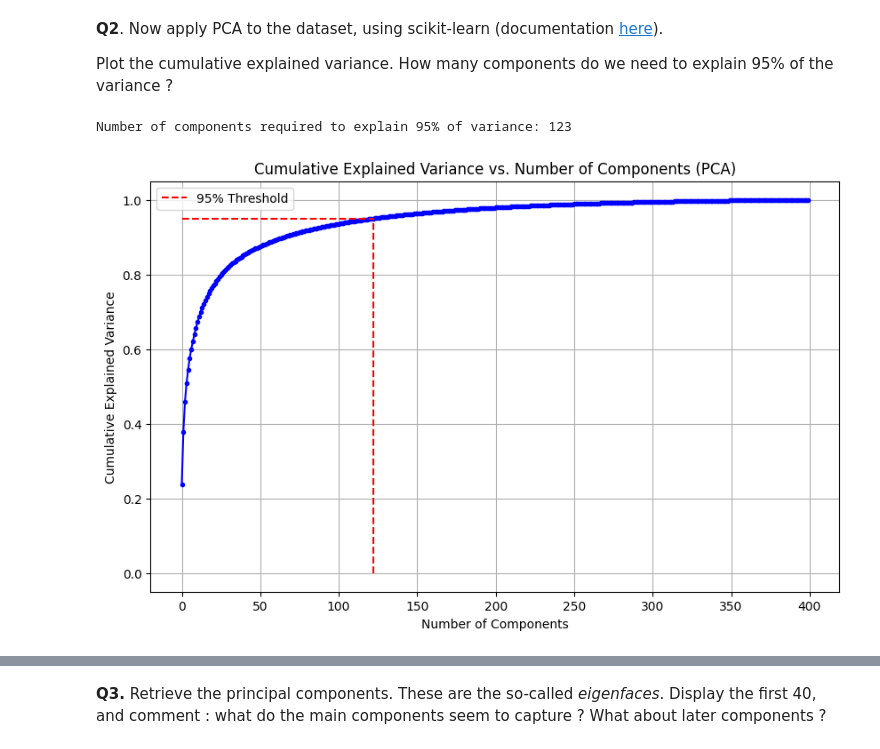
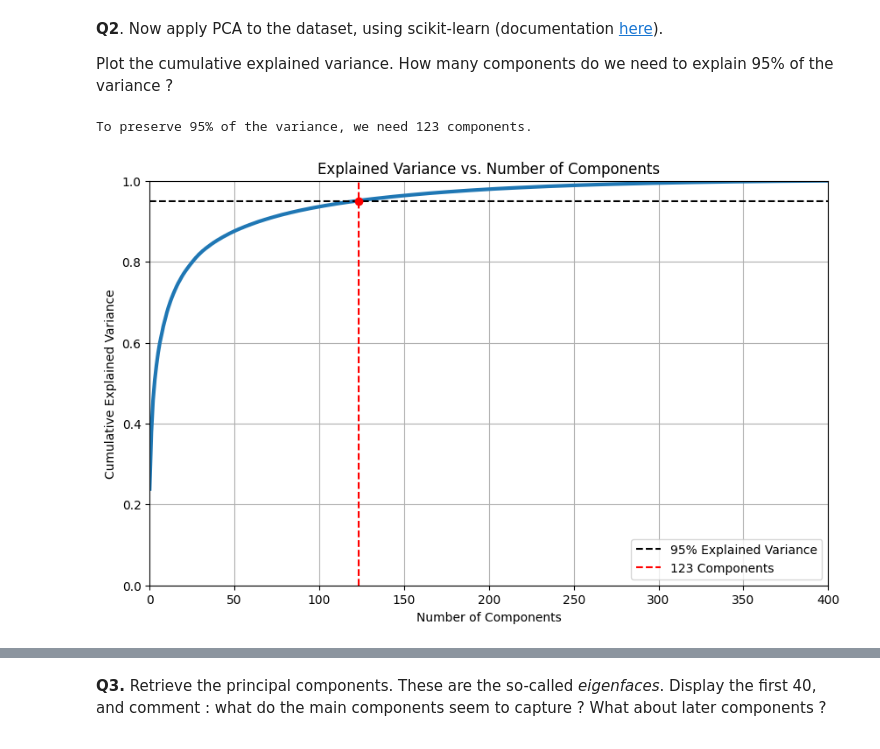
Before and after one commit to milanolivia/decision-apprentissage, a Jupyter notebook: lab4_AMORRI_MILANO.ipynb, the cells around one changed output, grey strips where cells are left out. Drawn from its saved outputs; the diff is of its cells as text; code cells hidden in the pictures.

```diff
--- a/lab4_AMORRI_MILANO.ipynb
+++ b/lab4_AMORRI_MILANO.ipynb
@@ -98,33 +98,36 @@ Plot the cumulative explained variance. How many components do we need to explai
 # %%
 from sklearn.decomposition import PCA
 
-# Apply PCA (without limiting n_components)
-pca = PCA()
-pca.fit(image_data)
+# PCA computation
+pca = PCA(n_components=None, random_state=42)
+pca.fit(X)
 
-# Calculate cumulative explained variance
-explained_variance_ratio_cumsum = np.cumsum(pca.explained_variance_ratio_)
+# Cumulative Explained Variance
+cumsum = np.cumsum(pca.explained_variance_ratio_)
 
-# Finding the number of components for 95%
-# np.argmax finds the first index where the condition is TRUE
-n_components_95 = np.argmax(explained_variance_ratio_cumsum >= 0.95) + 1
+# The number of components for 95% variance
+d = np.argmax(cumsum >= 0.95) + 1
 
-print(f"Number of components required to explain 95% of variance: {n_components_95}")
+print(f"To preserve 95% of the variance, we need {d} components.")
 
-# Plot the Scree Plot (Cumulative Explained Variance)
+# Plots
 plt.figure(figsize=(10, 6))
-plt.plot(explained_variance_ratio_cumsum, marker='.', linestyle='-', color='b')
-plt.hlines(y=0.95, xmin=0, xmax=n_components_95 - 1, color='r', linestyle='--', label='95% Threshold')
-plt.vlines(x=n_components_95 - 1, ymin=0, ymax=0.95, color='r', linestyle='--')
-plt.title('Cumulative Explained Variance vs. Number of Components (PCA)')
-plt.xlabel('Number of Components')
-plt.ylabel('Cumulative Explained Variance')
+plt.plot(cumsum, linewidth=3)
+plt.axis([0, 400, 0, 1])
+plt.xlabel("Number of Components")
+plt.ylabel("Cumulative Explained Variance")
+
+plt.axhline(y=0.95, color='k', linestyle='--', label='95% Explained Variance')
+plt.axvline(x=d, color='r', linestyle='--', label=f'{d} Components')
+plt.plot(d, 0.95, "ro")
+
 plt.grid(True)
-plt.legend()
+plt.legend(loc="lower right")
+plt.title("Explained Variance vs. Number of Components")
 plt.show()
 # %% [output]
-Number of components required to explain 95% of variance: 123
+To preserve 95% of the variance, we need 123 components.
-[figure, old version]
+[figure, new version]
 # %% [markdown]
 <div style="background-color: rgba(255, 255, 0, 0.15); padding: 8px;">
 
```
Also changed, not shown: parts of 1 cell of this notebook, 1 other file.
